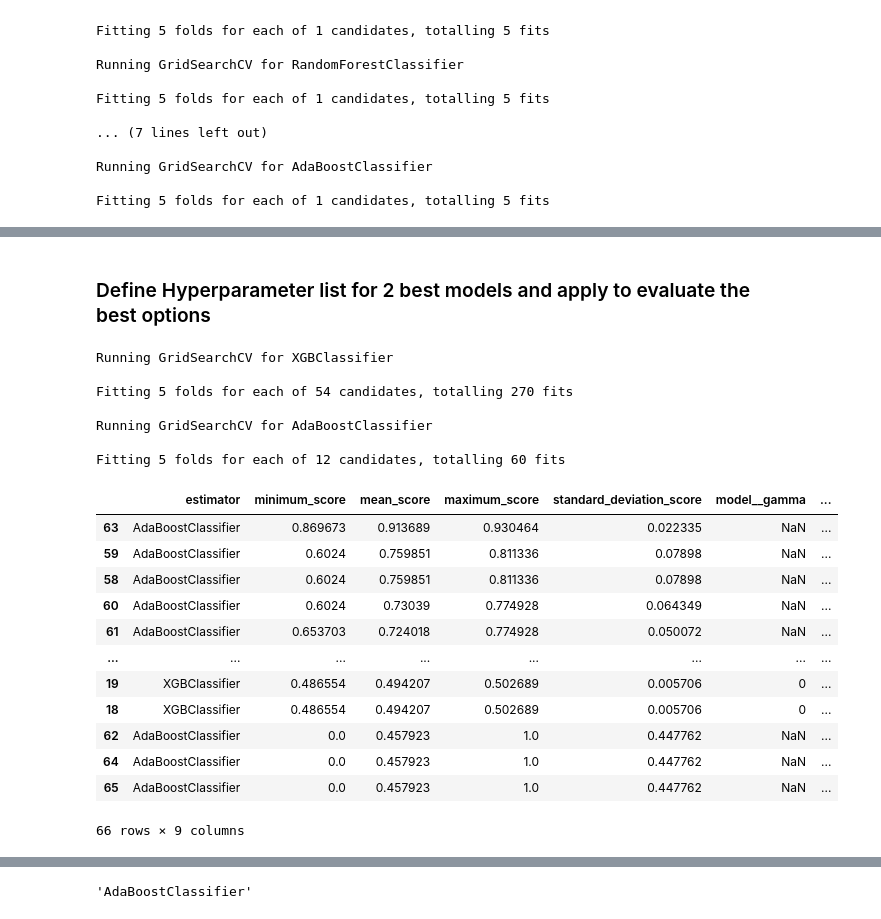
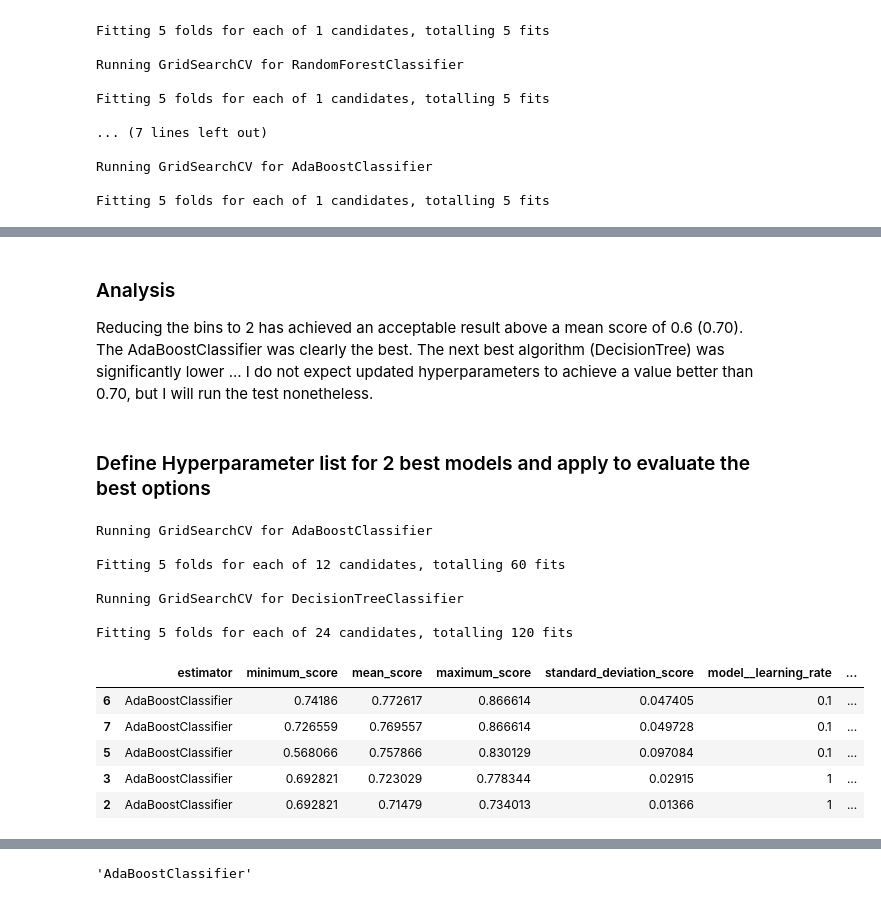
Before and after one commit to A-Hoenig/student-AI, a Jupyter notebook: jupyter_notebooks/NB_8c_math_model_class_2.ipynb, the cells around one changed output, grey strips where cells are left out. Saved outputs shown, nothing was run; the diff lists cells and outputs as text; code cells hidden in the pictures.

```diff
--- a/jupyter_notebooks/NB_8c_math_model_class_2.ipynb
+++ b/jupyter_notebooks/NB_8c_math_model_class_2.ipynb
@@ -375,4 +278,0 @@ This plot shows the data is a little imbalanced. Since there are manny data rows
-# %%
-undersample = RandomUnderSampler(random_state=0)
-math_train_features, math_train_scores = undersample.fit_resample(math_train_features, math_train_scores)
-print(math_train_features.shape, math_train_scores.shape)
@@ -391,5 +281,5 @@ This plot shows the resulting Target distribution is now well balanced with only
 # %%
-model_search = HyperparameterOptimizationSearch(models=models_algorithm_list, parameters=parameters_list)
+model_search = HyperparameterOptimizationSearch(models=models_quick_search, parameters=parameters_quick_search)
 model_search.fit(math_train_features, math_train_scores, scoring=make_scorer(recall_score, labels=[0], average=None), n_jobs=-1, cv=5)
 # %% [output]
 Running GridSearchCV for XGBClassifier
@@ -426,19 +313,22 @@ Reducing the bins to 3 changed the result of the algorithm search to AdaBoostCla
+# %% [markdown]
+### Analysis
+Reducing the bins to 2 has achieved an acceptable result above a mean score of 0.6 (0.70). The AdaBoostClassifier was clearly the best. The next best algorithm (DecisionTree) was significantly lower ... I do not expect updated hyperparameters to achieve a value better than 0.70, but I will run the test nonetheless.
 # %% [markdown]
 ### Define Hyperparameter list for 2 best models and apply to evaluate the best options
 # %%
-best_models = {
-    "XGBClassifier": XGBClassifier(random_state=0),
+classifier_list = {
+    # "XGBClassifier": XGBClassifier(random_state=0),
     # "GradientBoostingClassifier": GradientBoostingClassifier(random_state=0),
     "AdaBoostClassifier": AdaBoostClassifier(random_state=0),
-    # "DecisionTreeClassifier": DecisionTreeClassifier(random_state=0),
+    "DecisionTreeClassifier": DecisionTreeClassifier(random_state=0),
 }
 
-test_parameters = {
-    "XGBClassifier":{'model__n_estimators': [30,80,200],
-                      'model__max_depth': [None, 3, 15],
-                      'model__learning_rate': [0.01,0.1,0.001],
-                      'model__gamma': [0, 0.1],
-                            },
+parameter_list = {
+    # "XGBClassifier":{'model__n_estimators': [30,80,200],
+    #                   'model__max_depth': [None, 3, 15],
+    #                   'model__learning_rate': [0.01,0.1,0.001],
+    #                   'model__gamma': [0, 0.1],
+    #                         },
 
     # "GradientBoostingClassifier":{'model__n_estimators': [100,50,140],
     #                               'model__learning_rate':[0.1, 0.01, 0.001],
@@ -448,41 +338,34 @@ test_parameters = {
     #                               'model__max_leaf_nodes': [None,50],
     #                         },
 
-    # "DecisionTreeClassifier":{'model__max_depth': [None,4, 15],
-    #                           'model__min_samples_split': [2,50],
-    #                           'model__min_samples_leaf': [1,50],
-    #                           'model__max_leaf_nodes': [None,50],
-    #                         },
+    "DecisionTreeClassifier":{'model__max_depth': [None,4, 15],
+                              'model__min_samples_split': [2,50],
+                              'model__min_samples_leaf': [1,50],
+                              'model__max_leaf_nodes': [None,50],
+                            },
 
     "AdaBoostClassifier":{'model__n_estimators': [50,25,80,150],
                           'model__learning_rate':[1,0.1, 2],
                             }
   }
 # %%
-parameters_search = HyperparameterOptimizationSearch(models=best_models, parameters=test_parameters)
+parameters_search = HyperparameterOptimizationSearch(models=classifier_list, parameters=parameter_list)
 parameters_search.fit(math_train_features, math_train_scores, scoring=make_scorer(recall_score, labels=[0], average=None), n_jobs=-1, cv=5)
 # %% [output]
-Running GridSearchCV for XGBClassifier
-
-Fitting 5 folds for each of 54 candidates, totalling 270 fits
-
 Running GridSearchCV for AdaBoostClassifier
 
 Fitting 5 folds for each of 12 candidates, totalling 60 fits
+
+Running GridSearchCV for DecisionTreeClassifier
+
+Fitting 5 folds for each of 24 candidates, totalling 120 fits
 # %%
-parameters_grid_search_summary, parameters_grid_search_pipelines = parameters_search.score_summary(sort_by='mean_score')
-parameters_grid_search_summary
+parameters_summary, parameters_pipeliness = parameters_search.score_summary(sort_by='mean_score')
+parameters_summary.head()
 # %% [output]
-|  | estimator | minimum_score | mean_score | maximum_score | standard_deviation_score | model__gamma | ... |
-| 63 | AdaBoostClassifier | 0.869673 | 0.913689 | 0.930464 | 0.022335 | NaN | ... |
-| 59 | AdaBoostClassifier | 0.6024 | 0.759851 | 0.811336 | 0.07898 | NaN | ... |
-| 58 | AdaBoostClassifier | 0.6024 | 0.759851 | 0.811336 | 0.07898 | NaN | ... |
-| 60 | AdaBoostClassifier | 0.6024 | 0.73039 | 0.774928 | 0.064349 | NaN | ... |
-| 61 | AdaBoostClassifier | 0.653703 | 0.724018 | 0.774928 | 0.050072 | NaN | ... |
-| ... | ... | ... | ... | ... | ... | ... | ... |
-| 19 | XGBClassifier | 0.486554 | 0.494207 | 0.502689 | 0.005706 | 0 | ... |
-| 18 | XGBClassifier | 0.486554 | 0.494207 | 0.502689 | 0.005706 | 0 | ... |
-| 62 | AdaBoostClassifier | 0.0 | 0.457923 | 1.0 | 0.447762 | NaN | ... |
-| 64 | AdaBoostClassifier | 0.0 | 0.457923 | 1.0 | 0.447762 | NaN | ... |
-| 65 | AdaBoostClassifier | 0.0 | 0.457923 | 1.0 | 0.447762 | NaN | ... |
+|  | estimator | minimum_score | mean_score | maximum_score | standard_deviation_score | model__learning_rate | ... |
+| 6 | AdaBoostClassifier | 0.74186 | 0.772617 | 0.866614 | 0.047405 | 0.1 | ... |
+| 7 | AdaBoostClassifier | 0.726559 | 0.769557 | 0.866614 | 0.049728 | 0.1 | ... |
+| 5 | AdaBoostClassifier | 0.568066 | 0.757866 | 0.830129 | 0.097084 | 0.1 | ... |
+| 3 | AdaBoostClassifier | 0.692821 | 0.723029 | 0.778344 | 0.02915 | 1 | ... |
+| 2 | AdaBoostClassifier | 0.692821 | 0.71479 | 0.734013 | 0.01366 | 1 | ... |
-66 rows × 9 columns
```
Also changed, not shown: parts of 47 cells of this notebook, 10 other files.
